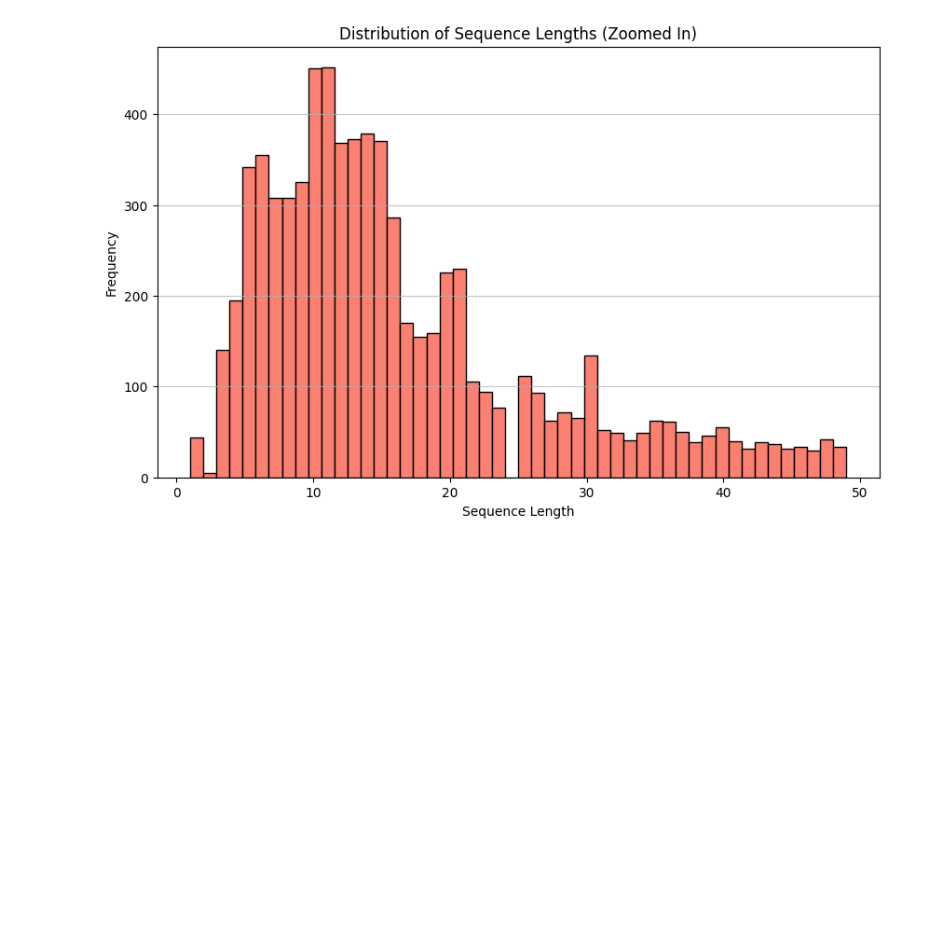
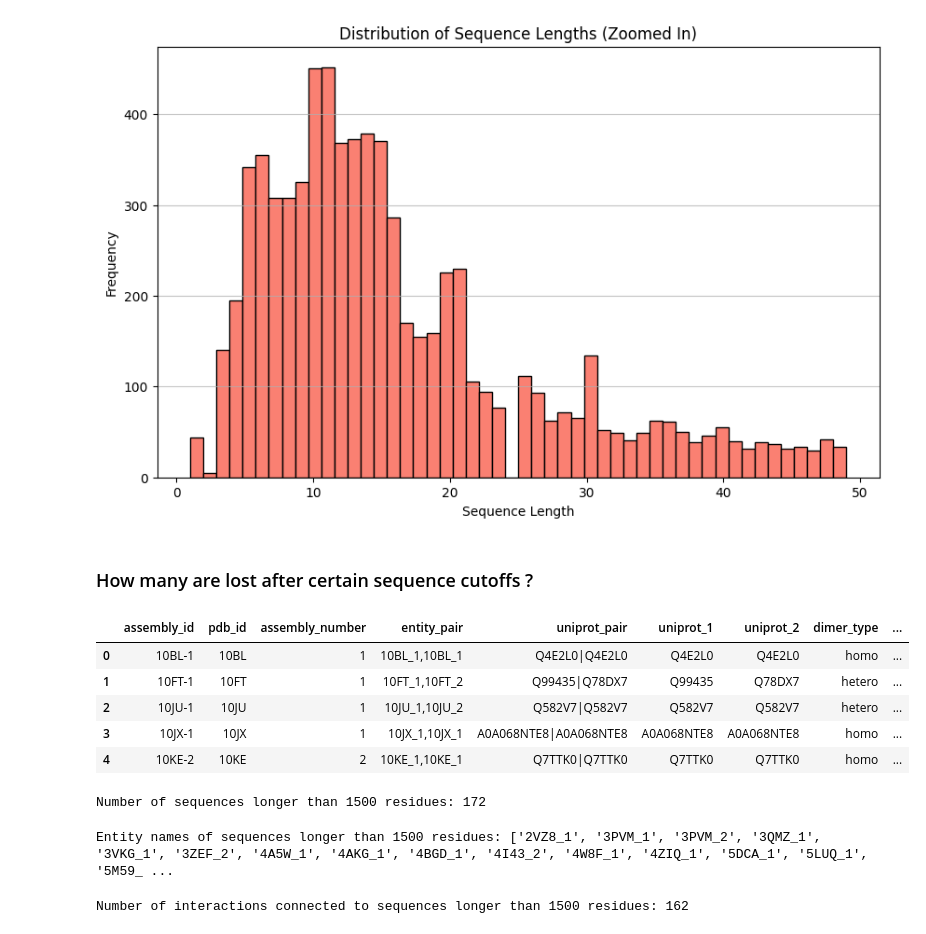
Before and after one commit to Ento0n/Master, a Jupyter notebook: notebooks/check_sequence_extraction.ipynb, the cells around one changed output. Saved outputs shown, nothing was run; the diff lists cells and outputs as text; code cells hidden in the pictures; blank space fills up the shorter version.

Commit message:
Add analysis of sequence length cutoff. Calculate # of lost interactions/sequences

```diff
--- a/notebooks/check_sequence_extraction.ipynb
+++ b/notebooks/check_sequence_extraction.ipynb
@@ -68,3 +63,35 @@ plt.grid(axis="y", alpha=0.75)
 plt.show()
 # %% [output]
 [figure]
+# %% [markdown]
+### How many are lost after certain sequence cutoffs ?
+# %%
+int_df = pd.read_csv(os.path.join(BASE_DIR, "selected_assemblies.tsv"), sep="\t")
+int_df.head()
+# %% [output]
+|  | assembly_id | pdb_id | assembly_number | entity_pair | uniprot_pair | uniprot_1 | uniprot_2 | dimer_type | ... |
+| 0 | 10BL-1 | 10BL | 1 | 10BL_1,10BL_1 | Q4E2L0|Q4E2L0 | Q4E2L0 | Q4E2L0 | homo | ... |
+| 1 | 10FT-1 | 10FT | 1 | 10FT_1,10FT_2 | Q99435|Q78DX7 | Q99435 | Q78DX7 | hetero | ... |
+| 2 | 10JU-1 | 10JU | 1 | 10JU_1,10JU_2 | Q582V7|Q582V7 | Q582V7 | Q582V7 | hetero | ... |
+| 3 | 10JX-1 | 10JX | 1 | 10JX_1,10JX_1 | A0A068NTE8|A0A068NTE8 | A0A068NTE8 | A0A068NTE8 | homo | ... |
+| 4 | 10KE-2 | 10KE | 2 | 10KE_1,10KE_1 | Q7TTK0|Q7TTK0 | Q7TTK0 | Q7TTK0 | homo | ... |
+# %%
+# how many sequences are longer than x residues?
+x = 1500
+print(f"Number of sequences longer than {x} residues: {(seqs_df['length'] > x).sum()}")
+# %% [output]
+Number of sequences longer than 1500 residues: 172
+# %%
+# extract the entity names of sequences longer than x residues
+long_entities = seqs_df[seqs_df["length"] > x]["entity_name"].tolist()
+print(f"Entity names of sequences longer than {x} residues: {long_entities}")
+# %% [output]
+Entity names of sequences longer than 1500 residues: ['2VZ8_1', '3PVM_1', '3PVM_2', '3QMZ_1', '3VKG_1', '3ZEF_2', '4A5W_1', '4AKG_1', '4BGD_1', '4I43_2', '4W8F_1', '4ZIQ_1', '5DCA_1', '5LUQ_1', '5M59_ ...
+# %%
+# How many interactions are connected to these long sequences?
+interactions_with_long_entities = int_df[
+    int_df["entity_pair"].apply(lambda pair: any(entity in long_entities for entity in pair.split(",")))
+]
+print(f"Number of interactions connected to sequences longer than {x} residues: {len(interactions_with_long_entities)}")
+# %% [output]
+Number of interactions connected to sequences longer than 1500 residues: 162
```
Also changed, not shown: parts of 2 cells of this notebook.
